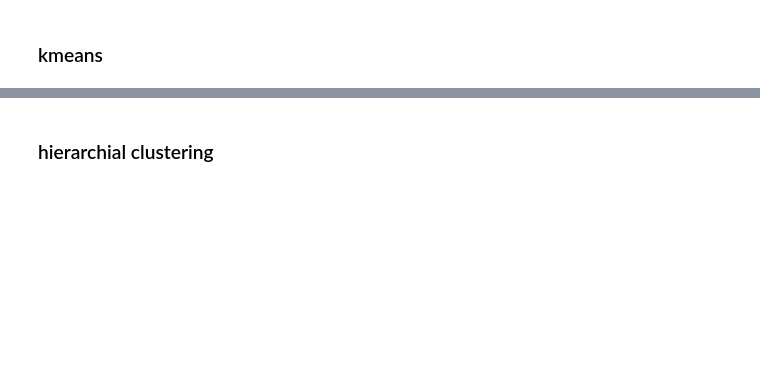
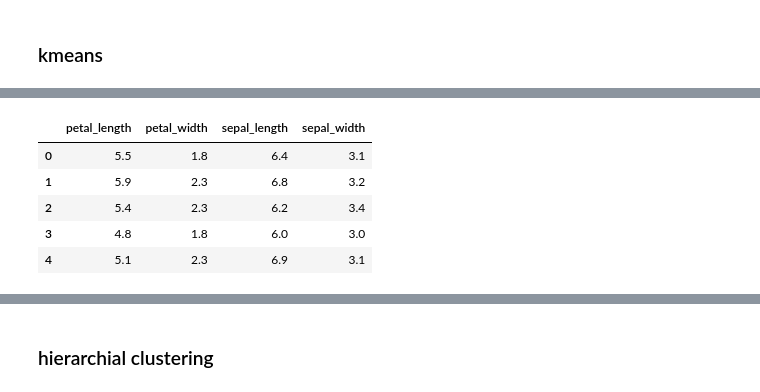
Before and after one commit to sharmasaravanan/Machine_learning, a Jupyter notebook: AI-Connect-2021.ipynb, the cells around one changed output, grey strips where cells are left out. Cells and saved outputs as stored; diff of their text form; code cells hidden in the pictures; blank space fills up the shorter version.

```diff
--- a/AI-Connect-2021.ipynb
+++ b/AI-Connect-2021.ipynb
@@ -2106,0 +2137,11 @@ pca
+# %%
+x = dataset.drop(columns="class")
+# %%
+x.head()
+# %% [output]
+|  | petal_length | petal_width | sepal_length | sepal_width |
+| 0 | 5.5 | 1.8 | 6.4 | 3.1 |
+| 1 | 5.9 | 2.3 | 6.8 | 3.2 |
+| 2 | 5.4 | 2.3 | 6.2 | 3.4 |
+| 3 | 4.8 | 1.8 | 6.0 | 3.0 |
+| 4 | 5.1 | 2.3 | 6.9 | 3.1 |
```
Also changed, not shown: parts of 40 cells of this notebook.
